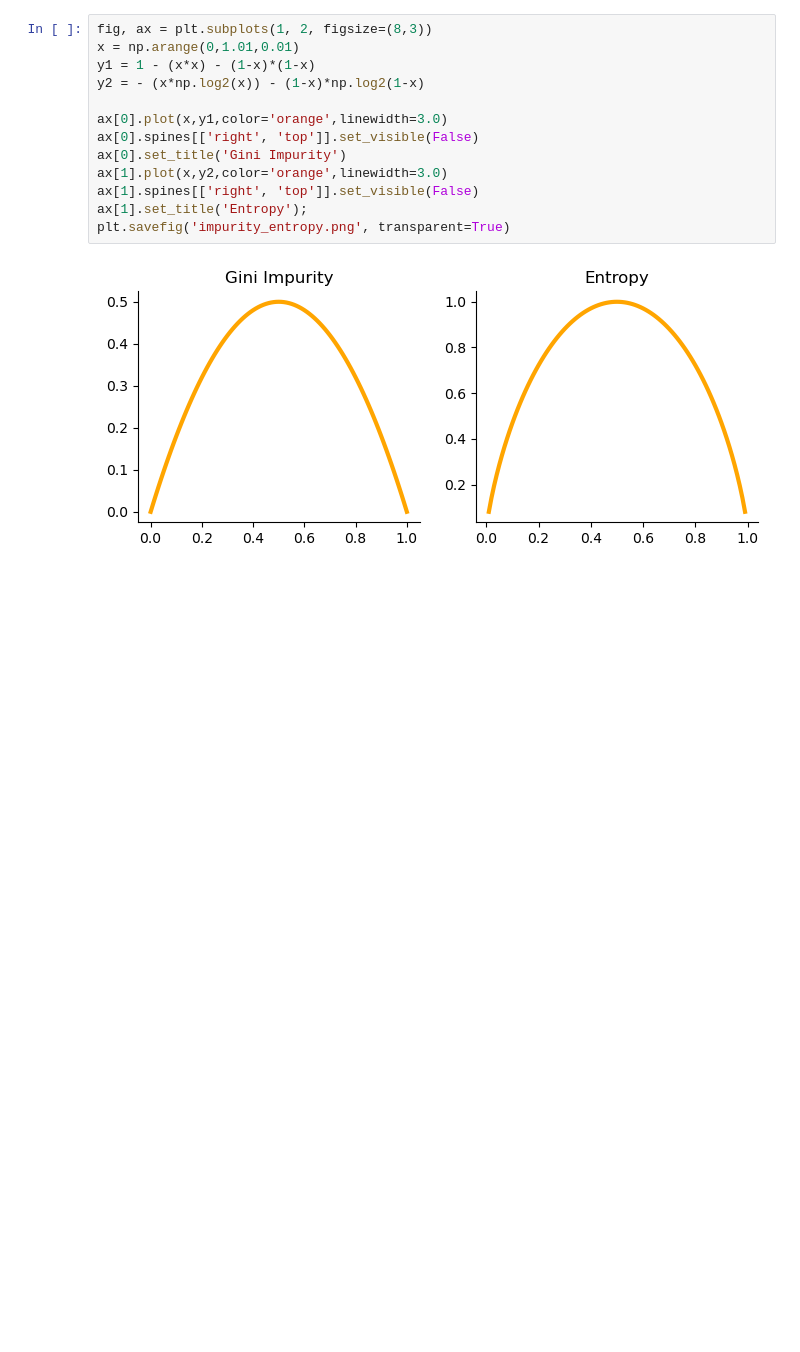
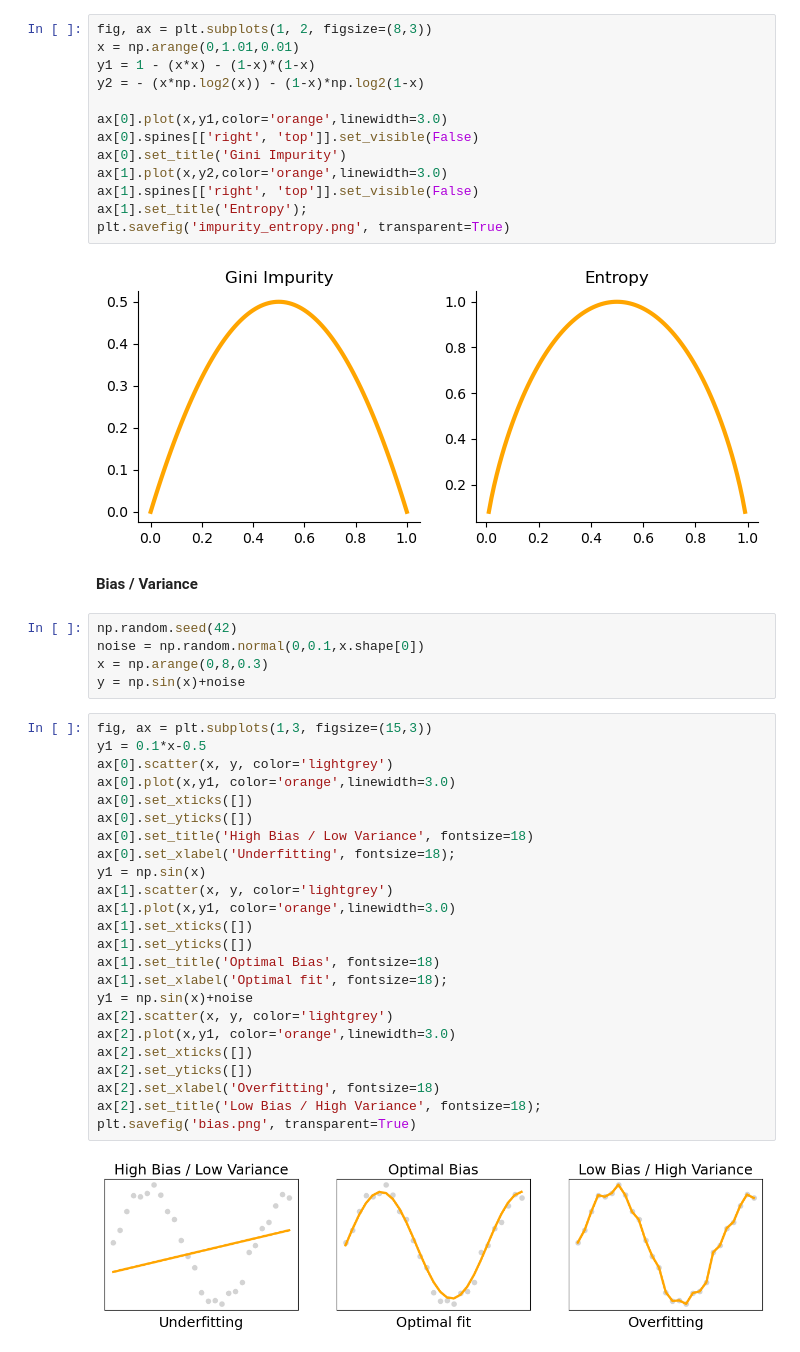
Before and after one commit to froukje/datamapu, a Jupyter notebook: notebooks/plots.ipynb, the cells around one changed output. Drawn from its saved outputs; the diff is of its cells as text; blank space fills up the shorter version.

Commit message:
bias and variance

```diff
--- a/notebooks/plots.ipynb
+++ b/notebooks/plots.ipynb
@@ -143,3 +143,36 @@ ax[1].set_title('Entropy');
 plt.savefig('impurity_entropy.png', transparent=True)
 # %% [output]
 [figure]
+# %% [markdown]
+**Bias / Variance**
+# %%
+np.random.seed(42)
+noise = np.random.normal(0,0.1,x.shape[0])
+x = np.arange(0,8,0.3)
+y = np.sin(x)+noise
+# %%
+fig, ax = plt.subplots(1,3, figsize=(15,3))
+y1 = 0.1*x-0.5
+ax[0].scatter(x, y, color='lightgrey')
+ax[0].plot(x,y1, color='orange',linewidth=3.0)
+ax[0].set_xticks([])
+ax[0].set_yticks([])
+ax[0].set_title('High Bias / Low Variance', fontsize=18)
+ax[0].set_xlabel('Underfitting', fontsize=18);
+y1 = np.sin(x)
+ax[1].scatter(x, y, color='lightgrey')
+ax[1].plot(x,y1, color='orange',linewidth=3.0)
+ax[1].set_xticks([])
+ax[1].set_yticks([])
+ax[1].set_title('Optimal Bias', fontsize=18)
+ax[1].set_xlabel('Optimal fit', fontsize=18);
+y1 = np.sin(x)+noise
+ax[2].scatter(x, y, color='lightgrey')
+ax[2].plot(x,y1, color='orange',linewidth=3.0)
+ax[2].set_xticks([])
+ax[2].set_yticks([])
+ax[2].set_xlabel('Overfitting', fontsize=18)
+ax[2].set_title('Low Bias / High Variance', fontsize=18);
+plt.savefig('bias.png', transparent=True)
+# %% [output]
+[figure, added]
```
Also changed, not shown: parts of 1 cell of this notebook, 6 other files.
